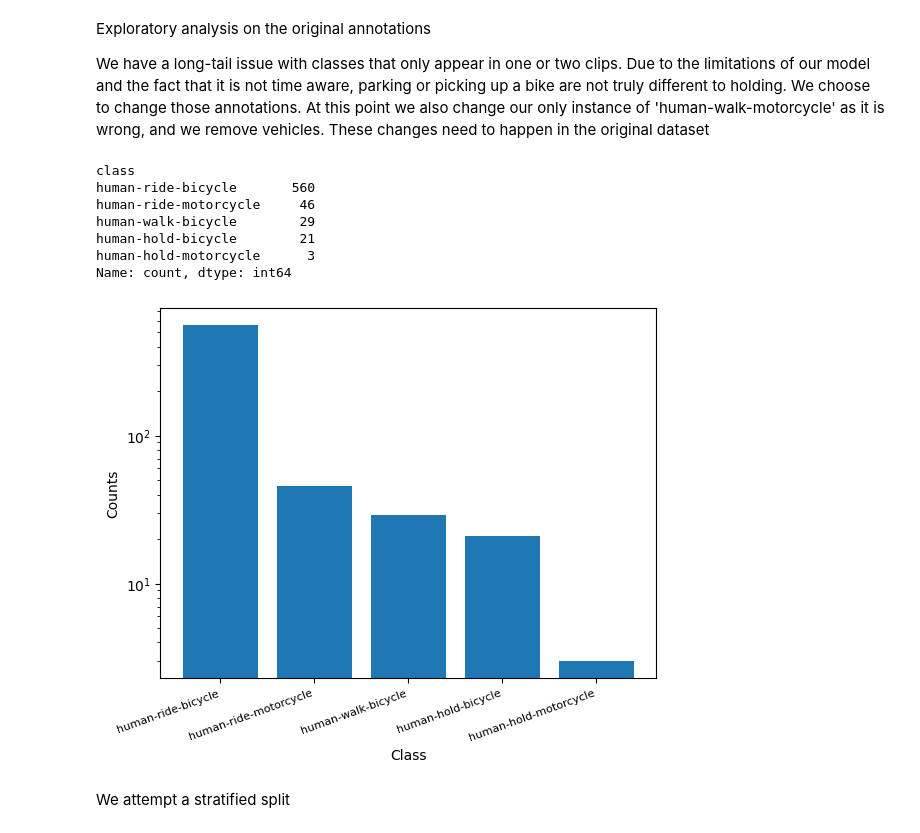
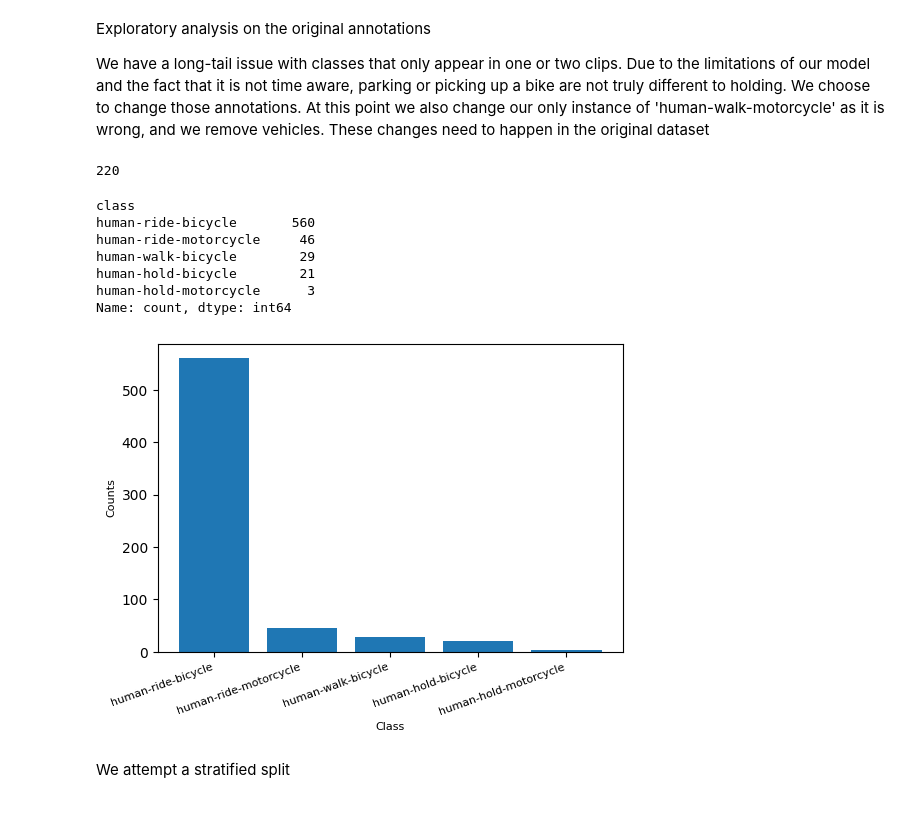
Before and after one commit to vismiroglou/ce7_741_HOI_detection, a Jupyter notebook: exploratory.ipynb, the cells around one changed output. Cells and saved outputs as stored; diff of their text form; code cells hidden in the pictures.

Commit message:
Minor plot changes

```diff
--- a/exploratory.ipynb
+++ b/exploratory.ipynb
@@ -28,23 +28,28 @@ data = data.drop_duplicates(subset='id').drop(['frame_id'], axis=1)
 
 #Create a class column
 data['class'] = 'human-'+data['action']+'-'+data['object_class']
+# %%
+len(data['clip_name'].unique())
+# %% [output]
+220
 # %%
+plt.figure(figsize=(6,4))
 plt.bar(data['class'].value_counts().index, data['class'].value_counts())
 plt.xticks(rotation=20, ha='right', fontsize=8)
-plt.yscale('log')
-plt.xlabel('Class')
-plt.ylabel('Counts')
+# plt.yscale('log')
+plt.xlabel('Class', fontsize=8)
+plt.ylabel('Counts', fontsize=8)
 
 print(data['class'].value_counts())
 # %% [output]
 class
 human-ride-bicycle       560
 human-ride-motorcycle     46
 human-walk-bicycle        29
 human-hold-bicycle        21
 human-hold-motorcycle      3
 Name: count, dtype: int64
-[figure, old version]
+[figure, new version]
 # %% [markdown]
 We attempt a stratified split
 # %%
```
